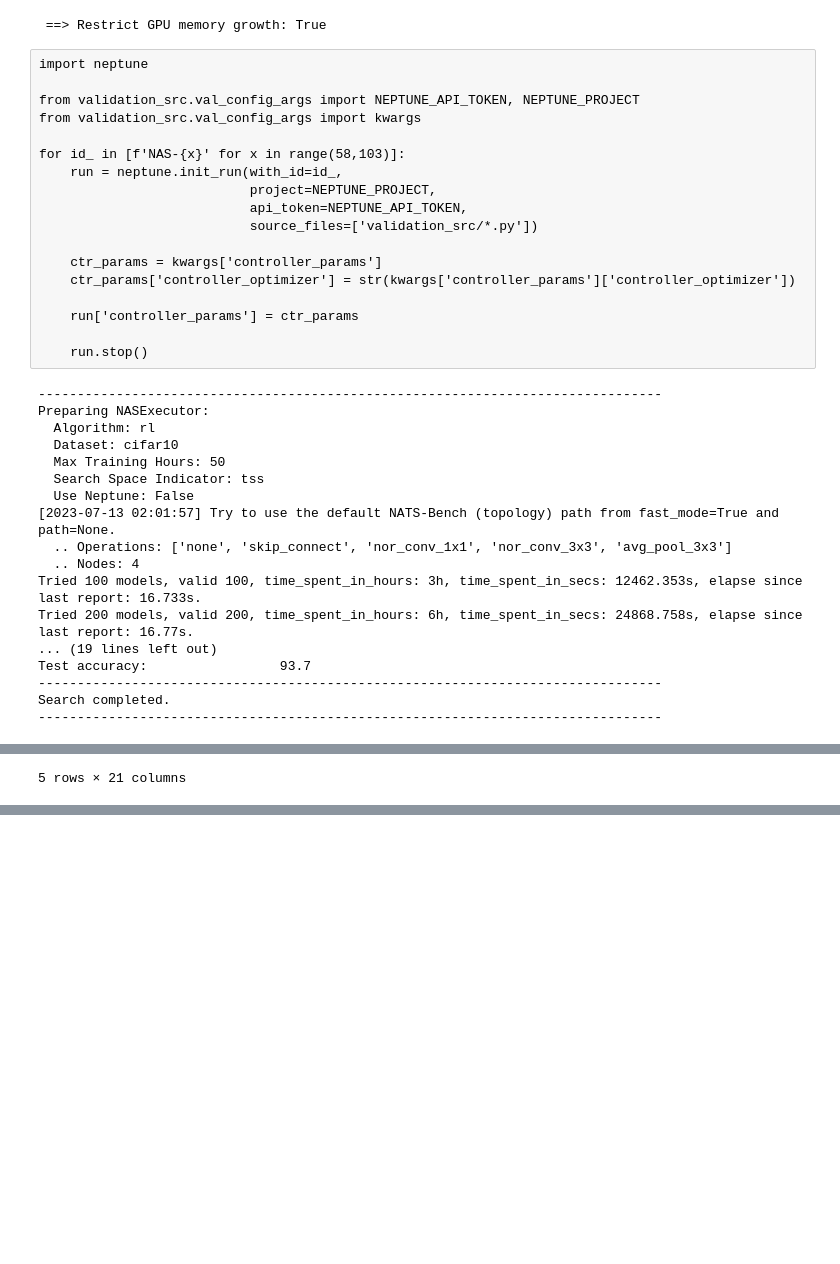
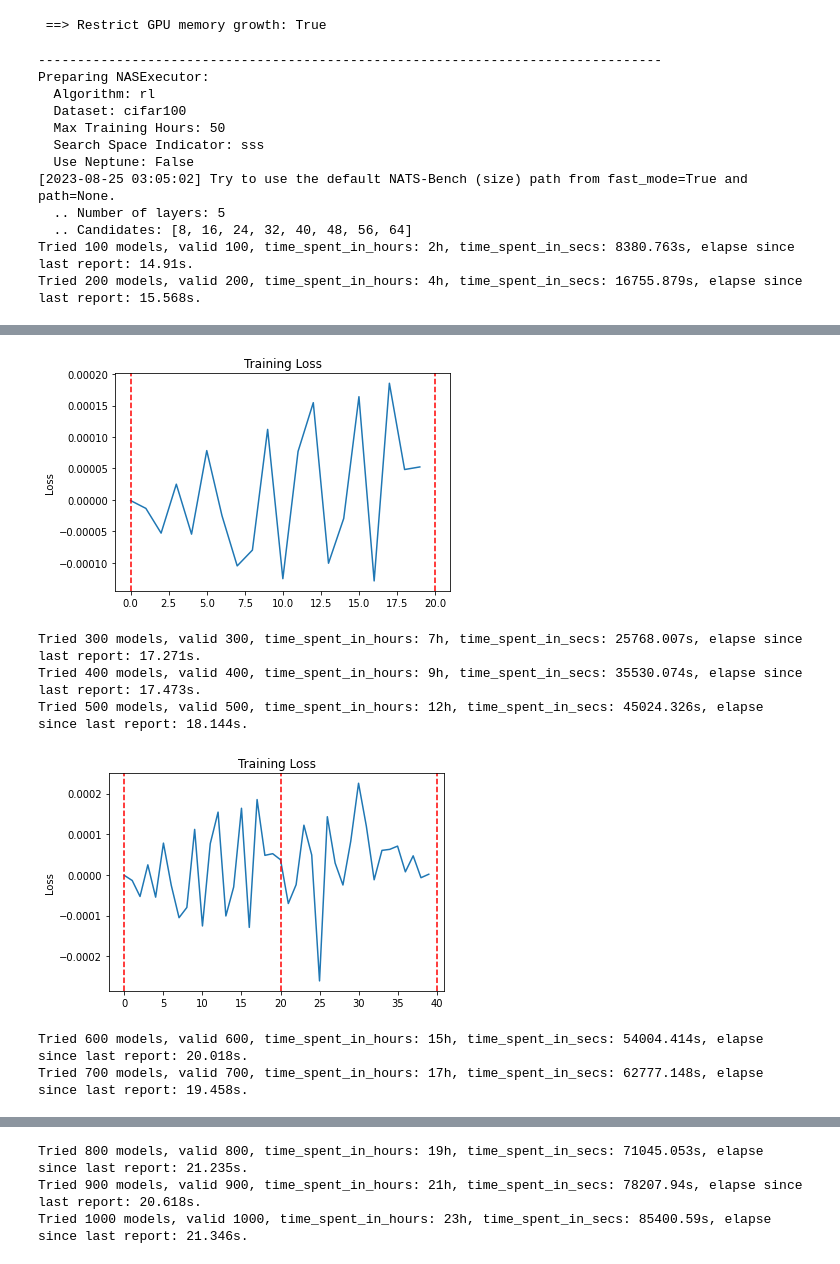
Before and after one commit to guilhermemg/icao_nets_training, a Jupyter notebook: project/training/nas_v3_validation/run_single_experiment.ipynb, the cells around one changed output, grey strips where cells are left out. Cells and saved outputs as stored; diff of their text form; code cells hidden in the pictures; blank space fills up the shorter version.

```diff
--- a/project/training/nas_v3_validation/run_single_experiment.ipynb
+++ b/project/training/nas_v3_validation/run_single_experiment.ipynb
@@ -29,34 +30,18 @@ except:
 ## restrict memory growth -------------------
 # %% [output]
  ==> Restrict GPU memory growth: True
-# %% [raw]
-import neptune
-
-from validation_src.val_config_args import NEPTUNE_API_TOKEN, NEPTUNE_PROJECT
-from validation_src.val_config_args import kwargs
-
-for id_ in [f'NAS-{x}' for x in range(58,103)]:
-    run = neptune.init_run(with_id=id_,
-                           project=NEPTUNE_PROJECT,
-                           api_token=NEPTUNE_API_TOKEN,
-                           source_files=['validation_src/*.py'])
-
-    ctr_params = kwargs['controller_params']
-    ctr_params['controller_optimizer'] = str(kwargs['controller_params']['controller_optimizer'])
-
-    run['controller_params'] = ctr_params
-
-    run.stop()
 # %%
-ss_indicator = 'tss'
+ss_indicator = 'sss'
 algo_name = 'rl'
-dataset = 'cifar10'
+dataset = 'cifar100'
 max_train_hours = 50
 use_neptune = False
 
 executor = NASExecutor(algo_name, dataset, max_train_hours, ss_indicator, use_neptune)
 
-sorted_results = executor.test_nas_algo()
+dest_path = f'./results/exp_02/{ss_indicator}/{algo_name}_{str(max_train_hours)}h_{dataset}.csv'
+
+sorted_results = executor.test_nas_algo(dest_path)
 sorted_results.head()
 
 #executor.save_report(sorted_results_rnd, f'data/{algo_name}_{max_train_hours}h_{dataset}.csv')
@@ -64,17 +49,12 @@ sorted_results.head()
 --------------------------------------------------------------------------------
 Preparing NASExecutor:
   Algorithm: rl
-  Dataset: cifar10
+  Dataset: cifar100
   Max Training Hours: 50
-  Search Space Indicator: tss
+  Search Space Indicator: sss
   Use Neptune: False
-[2023-07-13 02:01:57] Try to use the default NATS-Bench (topology) path from fast_mode=True and path=None.
-  .. Operations: ['none', 'skip_connect', 'nor_conv_1x1', 'nor_conv_3x3', 'avg_pool_3x3']
-  .. Nodes: 4
-Tried 100 models, valid 100, time_spent_in_hours: 3h, time_spent_in_secs: 12462.353s, elapse since last report: 16.733s.
-Tried 200 models, valid 200, time_spent_in_hours: 6h, time_spent_in_secs: 24868.758s, elapse since last report: 16.77s.
-... (19 lines left out)
-Test accuracy:                 93.7
---------------------------------------------------------------------------------
-Search completed.
---------------------------------------------------------------------------------
+[2023-08-25 03:05:02] Try to use the default NATS-Bench (size) path from fast_mode=True and path=None.
+  .. Number of layers: 5
+  .. Candidates: [8, 16, 24, 32, 40, 48, 56, 64]
+Tried 100 models, valid 100, time_spent_in_hours: 2h, time_spent_in_secs: 8380.763s, elapse since last report: 14.91s.
+Tried 200 models, valid 200, time_spent_in_hours: 4h, time_spent_in_secs: 16755.879s, elapse since last report: 15.568s.
@@ -87 +61,7 @@ Search completed.
+[figure, added]
-5 rows × 21 columns
+Tried 300 models, valid 300, time_spent_in_hours: 7h, time_spent_in_secs: 25768.007s, elapse since last report: 17.271s.
+Tried 400 models, valid 400, time_spent_in_hours: 9h, time_spent_in_secs: 35530.074s, elapse since last report: 17.473s.
+Tried 500 models, valid 500, time_spent_in_hours: 12h, time_spent_in_secs: 45024.326s, elapse since last report: 18.144s.
+[figure, added]
+Tried 600 models, valid 600, time_spent_in_hours: 15h, time_spent_in_secs: 54004.414s, elapse since last report: 20.018s.
+Tried 700 models, valid 700, time_spent_in_hours: 17h, time_spent_in_secs: 62777.148s, elapse since last report: 19.458s.
@@ -87,0 +69,3 @@ Search completed.
+Tried 800 models, valid 800, time_spent_in_hours: 19h, time_spent_in_secs: 71045.053s, elapse since last report: 21.235s.
+Tried 900 models, valid 900, time_spent_in_hours: 21h, time_spent_in_secs: 78207.94s, elapse since last report: 20.618s.
+Tried 1000 models, valid 1000, time_spent_in_hours: 23h, time_spent_in_secs: 85400.59s, elapse since last report: 21.346s.
```
Also changed, not shown: parts of 22 cells of this notebook, 10 other files.
